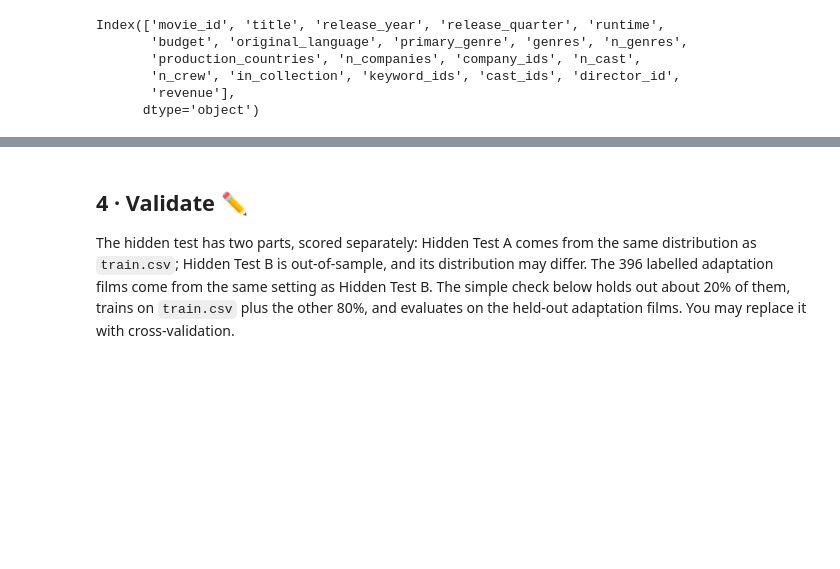
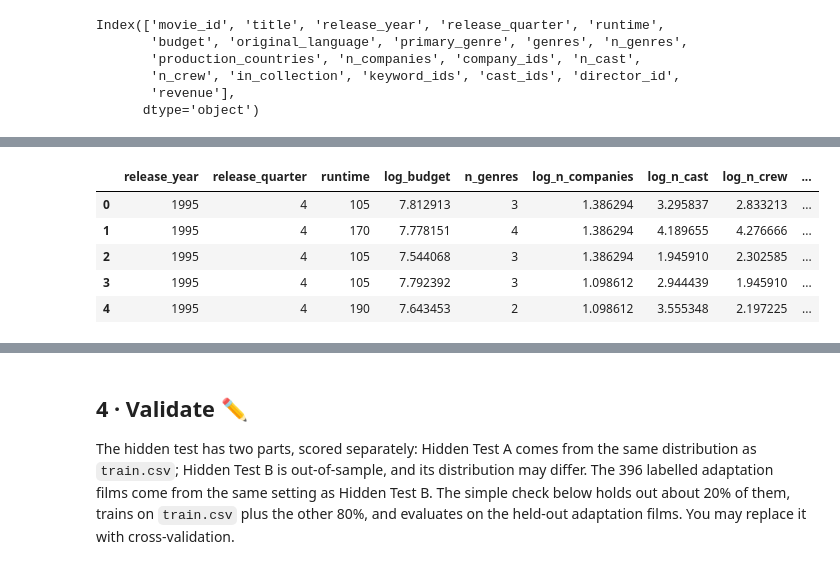
Before and after one commit to agonzalez-r/DSB_assignment, a Jupyter notebook: starter_kit/MGT432_team_notebook.ipynb, the cells around one changed output, grey strips where cells are left out. Saved outputs shown, nothing was run; the diff lists cells and outputs as text; code cells hidden in the pictures; blank space fills up the shorter version.

Commit message:
feature with encoder and model

```diff
--- a/starter_kit/MGT432_team_notebook.ipynb
+++ b/starter_kit/MGT432_team_notebook.ipynb
@@ -184,6 +69,0 @@ ColumnTransformer(transformers=[('num',
-# %%
-def make_features(films):
-    X = preprocessor.transform(prepare(films))
-    return X
-
-make_features(train).head()
@@ -204,0 +92,66 @@ def make_model():
+# %%
+from collections import Counter, defaultdict
+
+from sklearn.base import BaseEstimator, TransformerMixin
+from sklearn.compose import ColumnTransformer
+from sklearn.model_selection import KFold
+from sklearn.preprocessing import MultiLabelBinarizer, OneHotEncoder
+
+
+def as_list(x):
+    if isinstance(x, (list, tuple, set)):
+        return list(x)
+    if isinstance(x, str):
+        return [t.strip() for t in x.split("|") if t.strip()]
+    return []
+
+
+numeric_columns = [
+    "release_year",
+    "release_quarter",
+    "runtime",
+    "log_budget",
+    "n_genres",
+    "log_n_companies",
+    "log_n_cast",
+    "log_n_crew",
+    "in_collection",
+    "n_keywords",
+    "n_countries",
+]
+
+categorical_columns = ["original_language", "primary_genre"]
+
+multi_hot_columns = ["genres", "production_countries"]
+
+track_record_columns = ["director_id", "cast_ids", "company_ids", "keyword_ids"]
+
+
+def make_features(films):
+    f = pd.DataFrame(index=films.index)
+    f["release_year"] = films["release_year"]
+    f["release_quarter"] = films["release_quarter"]
+    f["runtime"] = films["runtime"]
+    f["log_budget"] = np.log10(films["budget"].clip(lower=1000))
+    f["n_genres"] = films["n_genres"]
+    f["log_n_companies"] = np.log1p(films["n_companies"])
+    f["log_n_cast"] = np.log1p(films["n_cast"])
+    f["log_n_crew"] = np.log1p(films["n_crew"])
+    f["in_collection"] = films["in_collection"].fillna(False).astype(int)
+    f["n_keywords"] = films["keyword_ids"].map(lambda x: len(as_list(x)))
+    f["n_countries"] = films["production_countries"].map(lambda x: len(as_list(x)))
+    for col in categorical_columns:
+        f[col] = films[col].fillna("unknown")
+    for col in multi_hot_columns + track_record_columns:
+        f[col] = films[col].map(as_list)  # director_id becomes a one-item list
+    return f
+
+
+make_features(train).head()
+# %% [output]
+|  | release_year | release_quarter | runtime | log_budget | n_genres | log_n_companies | log_n_cast | log_n_crew | ... |
+| 0 | 1995 | 4 | 105 | 7.812913 | 3 | 1.386294 | 3.295837 | 2.833213 | ... |
+| 1 | 1995 | 4 | 170 | 7.778151 | 4 | 1.386294 | 4.189655 | 4.276666 | ... |
+| 2 | 1995 | 4 | 105 | 7.544068 | 3 | 1.386294 | 1.945910 | 2.302585 | ... |
+| 3 | 1995 | 4 | 105 | 7.792392 | 3 | 1.098612 | 2.944439 | 1.945910 | ... |
+| 4 | 1995 | 4 | 190 | 7.643453 | 2 | 1.098612 | 3.555348 | 2.197225 | ... |
```
Also changed, not shown: parts of 16 cells of this notebook.
